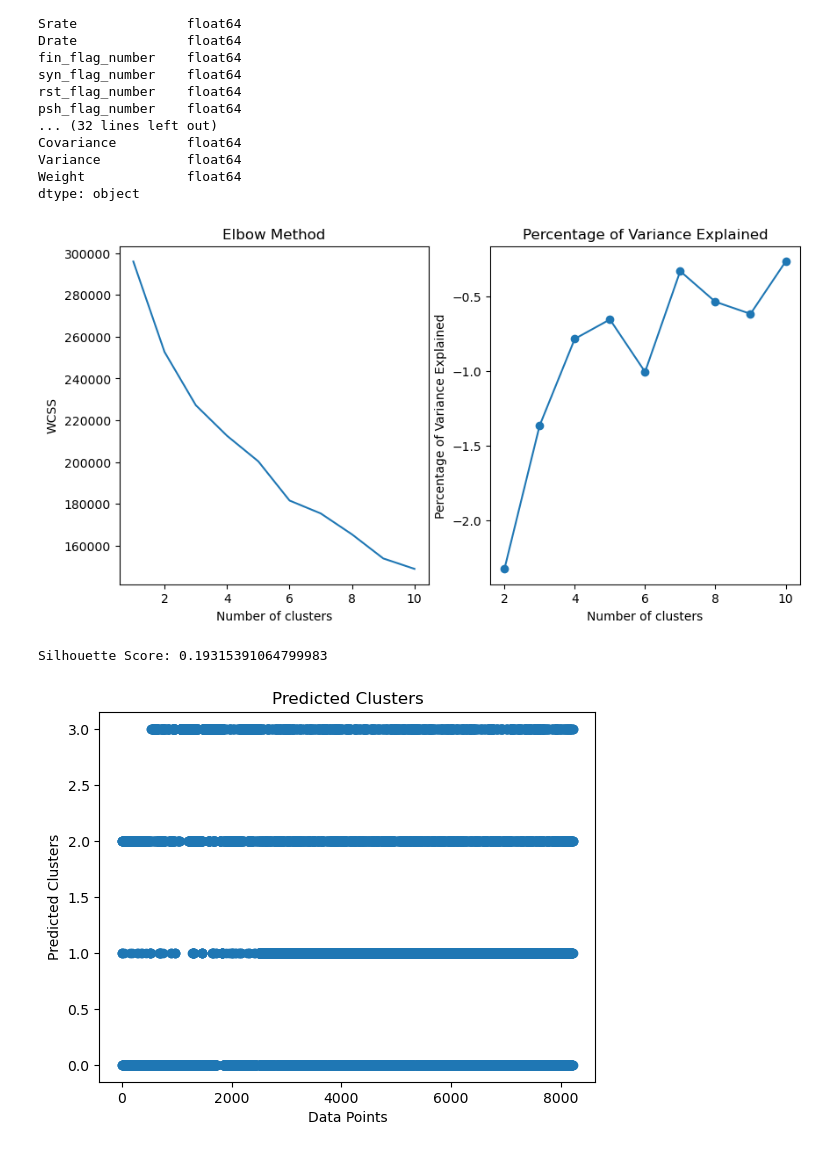
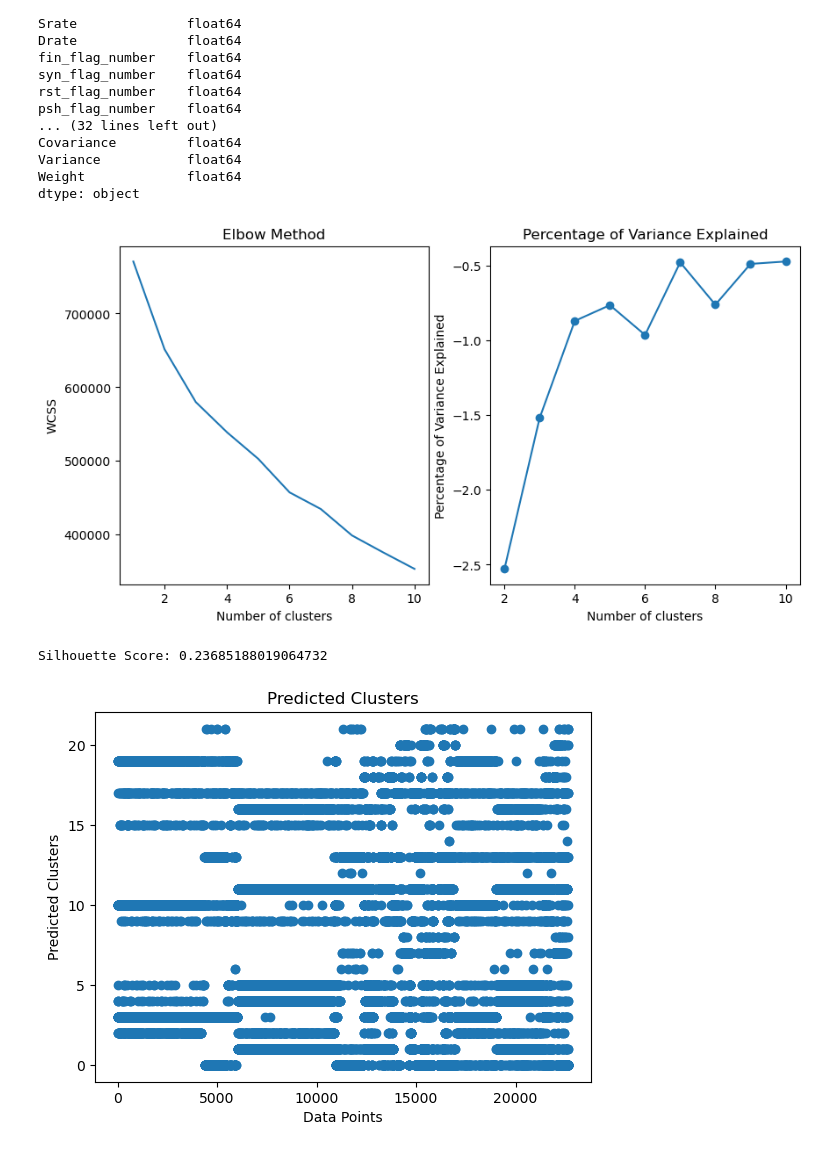
Before and after one commit to ML-Project-Team-5/Project_NetworkIDS, a Jupyter notebook: 4gan_kmeans_using_test_file.ipynb, the cells around one changed output. Saved outputs shown, nothing was run; the diff lists cells and outputs as text; code cells hidden in the pictures.

```diff
--- a/4gan_kmeans_using_test_file.ipynb
+++ b/4gan_kmeans_using_test_file.ipynb
@@ -136,7 +136,7 @@ def dropMajor(data, label):
 
     """
     df = pd.concat([data, label], axis=1)
-    df_filtered = df.drop(df[df['label'].isin(['BenignTraffic'])].index)
+    df_filtered = df.drop(df[df['label'].isin([ 'DoS', 'Mirai', 'Recon'])].index)
     return df_filtered
 # %%
 gan_dropped_v1 = dropMajor(gan_data_v1, gan_label_v1)
@@ -187,3 +186,6 @@ train_label = pd.concat([gan_merged_label, test_unknown_label], axis=0)
+# %%
+train_data = gan_merged_data
+train_label = gan_merged_label
 # %%
 gan_merged_label.value_counts()
 # %% [output]
@@ -320,7 +315,7 @@ plt.xlabel('Number of clusters')
 plt.ylabel('Percentage of Variance Explained')
 plt.show()
 # %% [output]
-[figure, old version]
+[figure, new version]
 # %%
 import numpy as np
 import pandas as pd
@@ -332,36 +327,36 @@ import matplotlib.pyplot as plt
 # Drop the 'Cluster' column if it exists
 data_for_scaling = data.drop('Cluster', axis=1, errors='ignore')
 
 # Step 4: Data Preprocessing
 scaler = StandardScaler()
 scaled_data = scaler.fit_transform(data_for_scaling)
 
 # Manually set the optimal number of clusters based on the elbow method
-your_optimal_k = 3
+your_optimal_k = 22
 
 # Fit K-Means model to the training data
 kmeans = KMeans(n_clusters=your_optimal_k, init='k-means++', max_iter=300, n_init=10, random_state=2)
 kmeans.fit(scaled_data)
 
 # Assuming your test data has the same features as the training data
 scaled_test_data = scaler.transform(data_for_scaling)
 
 # Predict the clusters for the test data
 test_cluster_labels = kmeans.predict(scaled_test_data)
 
 # Silhouette Score for clustering evaluation
 silhouette_avg = silhouette_score(scaled_test_data, test_cluster_labels)
 print(f"Silhouette Score: {silhouette_avg}")
 
 # Plotting predicted clusters
 plt.scatter(range(len(test_cluster_labels)), test_cluster_labels, cmap='viridis', marker='o')
 plt.xlabel('Data Points')
 plt.ylabel('Predicted Clusters')
 plt.title('Predicted Clusters')
 plt.show()
 # %% [output]
-Silhouette Score: 0.19315391064799983
+Silhouette Score: 0.23685188019064732
-[figure, old version]
+[figure, new version]
 # %%
 from sklearn.cluster import KMeans
 from sklearn.model_selection import train_test_split
```
Also changed, not shown: parts of 16 cells of this notebook, 1 other file.
